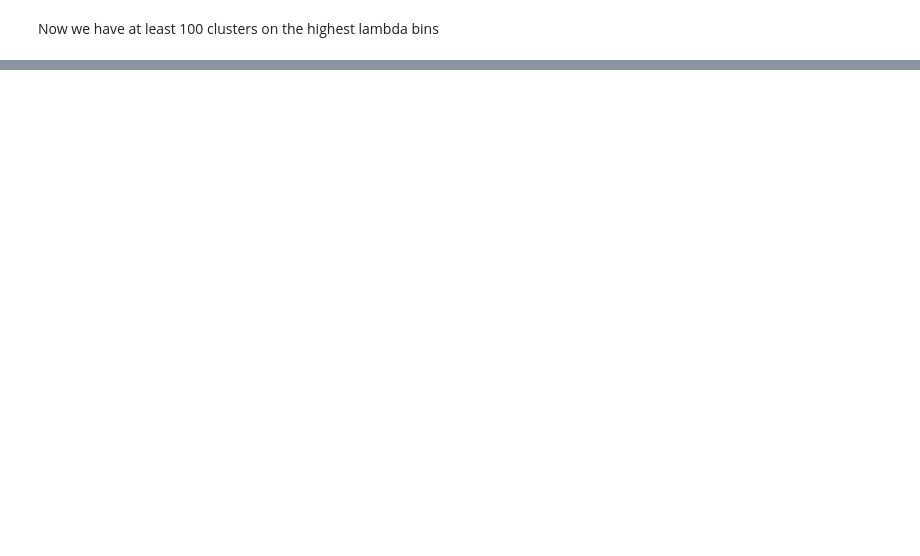
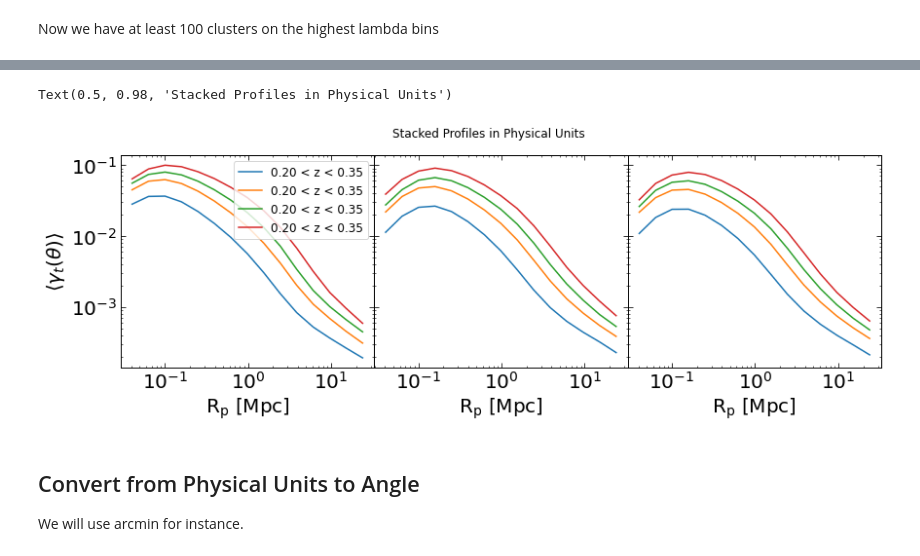
Before and after one commit to estevesjh/fnalFall2022, a Jupyter notebook: y3kp/buzzardMock/createDataVector.ipynb, the cells around one changed output, grey strips where cells are left out. Drawn from its saved outputs; the diff is of its cells as text; code cells hidden in the pictures; blank space fills up the shorter version.

```diff
--- a/y3kp/buzzardMock/createDataVector.ipynb
+++ b/y3kp/buzzardMock/createDataVector.ipynb
@@ -167,0 +314,9 @@ FileNotFoundError: [Errno 2] No such file or directory: '/global/cfs/cdirs/des/j
+# %%
+sp = StackingProfiles(lbdbins_new, zbins, method='weighted')
+sp.load_profiles(redshift, lnM, lbd, deltaSigma)
+print('Delta Sigm')
+dS_mean, dS_stack = sp.run_all_bins()
+print()
+print('Starting Shear Stacking')
+sp.load_profiles(redshift, lnM, lbd, shear)
+gt_mean, gt_stack = sp.run_all_bins()
@@ -167,0 +341,26 @@ FileNotFoundError: [Errno 2] No such file or directory: '/global/cfs/cdirs/des/j
+# %%
+def plot_profile(x,px,ax=None,xcol='physical',**kwargs):
+    if ax is None: ax = plt.gca()
+    ax.loglog()
+    ax.plot(x,px,**kwargs)
+    ax.set_xlabel(kw[xcol])
+# %%
+fig, axes = plt.subplots(1, sp.nz, sharex=True, sharey=True, figsize=(sp.nz*4+2, 4), gridspec_kw = {'wspace':0, 'hspace':0})
+
+for i in range(sp.nz):
+        ax = axes[i]
+        label = None
+        for j in range(sp.nl):
+            if i==0: label=zlabels[i]
+            plot_profile(radii,gt_stack[j][i],ax=ax,label=label)
+
+axes[0].set_ylabel(kw['gamma'])
+axes[0].legend(fontsize=12,loc=1)
+fig.suptitle('Stacked Profiles in Physical Units')
+# %% [output]
+Text(0.5, 0.98, 'Stacked Profiles in Physical Units')
+[figure, added]
+# %% [markdown]
+## Convert from Physical Units to Angle
+
+We will use arcmin for instance.
```
Also changed, not shown: parts of 37 cells of this notebook, 9 other files.
